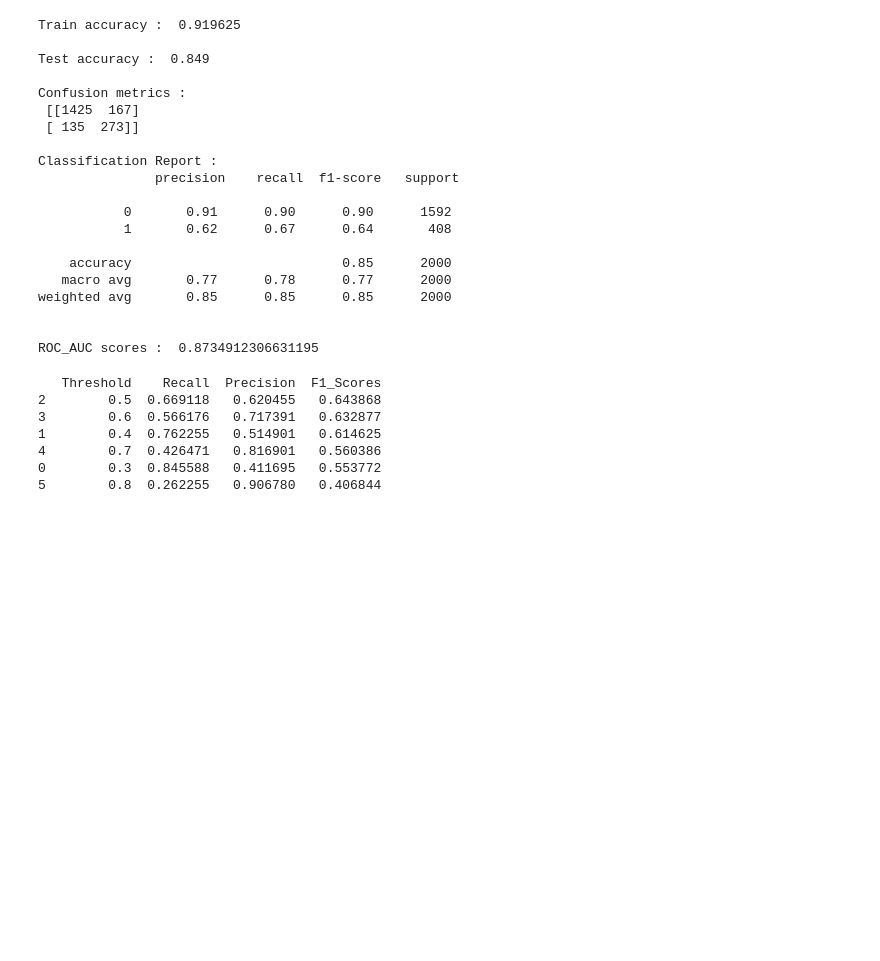
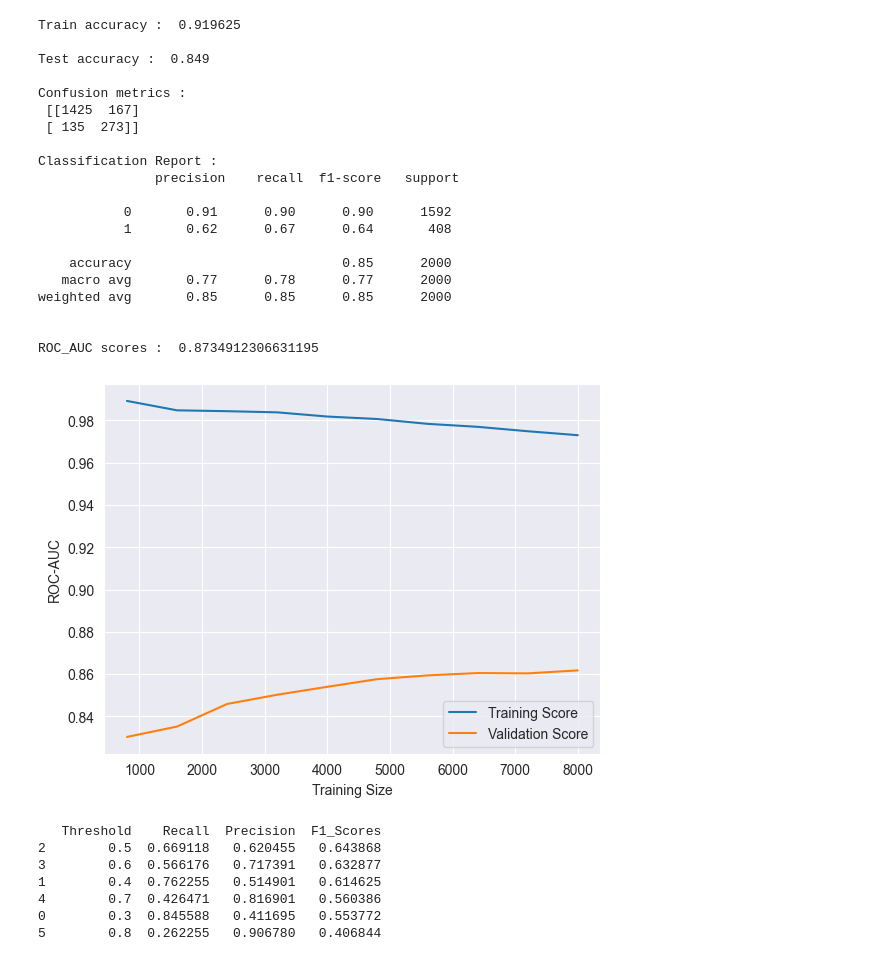
Before and after one commit to Wasima230Sultana/Customer-Churn-Analysis, a Jupyter notebook: Customer-churn.ipynb, the cells around one changed output. Saved outputs shown, nothing was run; the diff lists cells and outputs as text; code cells hidden in the pictures; blank space fills up the shorter version.

Commit message:
Learning curve for random forest

```diff
--- a/Customer-churn.ipynb
+++ b/Customer-churn.ipynb
@@ -583,6 +618,32 @@ weighted avg       0.85      0.85      0.85      2000
 
 
 ROC_AUC scores :  0.8734912306631195
+# %%
+
+train_sizes, train_scores, val_scores = learning_curve(
+    estimator=rf_pipeline,
+    X=X,
+    y=y,
+    cv=5,
+    scoring='roc_auc',
+    train_sizes=np.linspace(0.1, 1.0, 10),
+    random_state=42
+)
+
+# Mean scores
+train_mean = np.mean(train_scores, axis=1)
+val_mean = np.mean(val_scores, axis=1)
+
+# Plot
+plt.plot(train_sizes, train_mean, label="Training Score")
+plt.plot(train_sizes, val_mean, label="Validation Score")
+
+plt.xlabel("Training Size")
+plt.ylabel("ROC-AUC")
+plt.legend()
+plt.show()
+# %% [output]
+[figure, added]
 # %%
 thresholds = [0.3,0.4,0.5,0.6,0.7,0.8]
 t_hold = []
```
Also changed, not shown: parts of 3 cells of this notebook.
